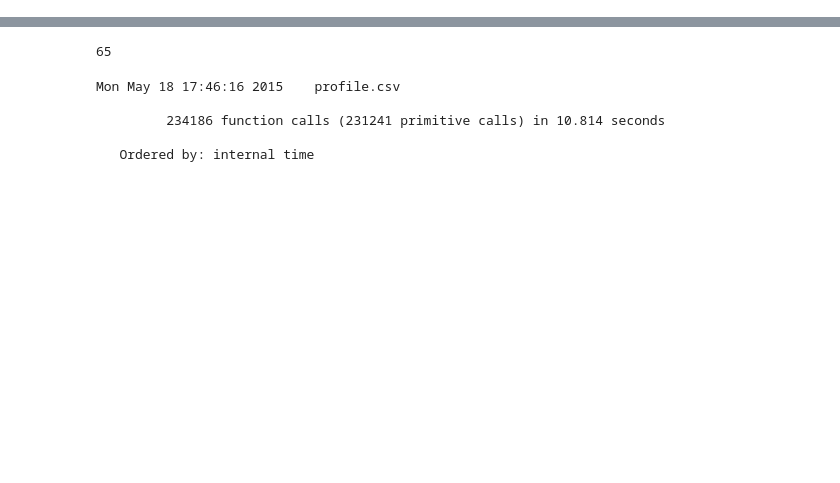
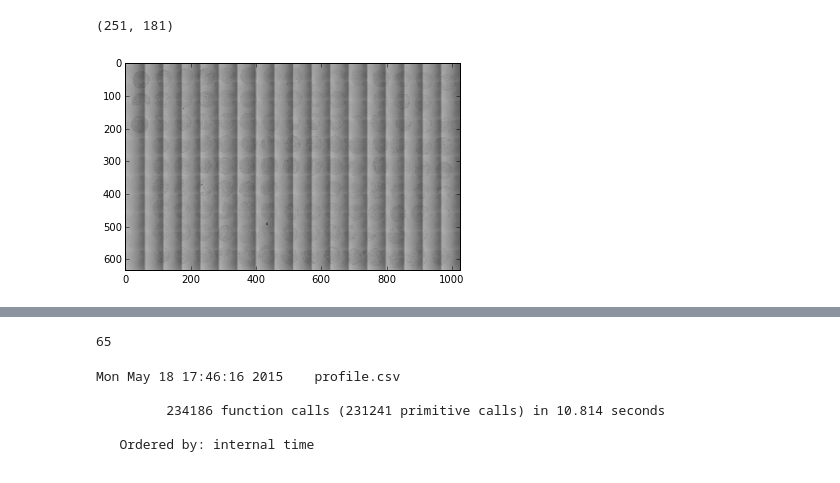
Before and after one commit to arve0/leicaautomator, a Jupyter notebook: explore_performance.ipynb, the cells around one changed output, grey strips where cells are left out. Drawn from its saved outputs; the diff is of its cells as text; code cells hidden in the pictures; blank space fills up the shorter version.

Commit message:
numba filters, dask multiprocessing, downfactor viewing image

```diff
--- a/explore overlay.ipynb
+++ b/explore_performance.ipynb
@@ -9,2 +1,12 @@ img = imread('../master/data/experiment--2015_03_21_17_09_56/stitched--overview.
+# %%
+import cProfile
+from leicaautomator import find_tma_regions
+from skimage.io import imread, imshow
+from leicaautomator.utils import apply_chunks, _get_chunks
+from leicaautomator.filters import *
+from skimage.morphology import square, disk
+import numpy as np
+
+img = imread('../master/data/experiment--2015_03_21_17_09_56/stitched--overview.png')
 # %%
 cProfile.run('regions = find_tma_regions(img)', 'profile.csv')
@@ -10,0 +23,7 @@ cProfile.run('regions = find_tma_regions(img)', 'profile.csv')
+# %%
+%matplotlib inline
+imshow(filtered[::8, ::8])
+img.max(), filtered.max()
+# %% [output]
+(251, 181)
+[figure, added]
```
Also changed, not shown: parts of 7 cells of this notebook, 5 other files.
